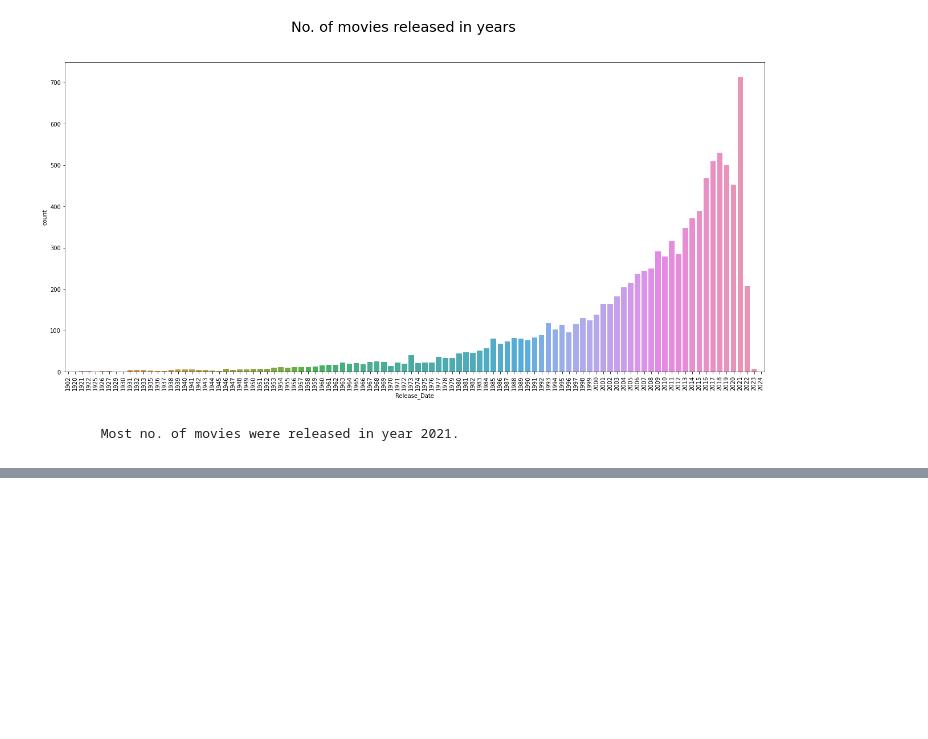
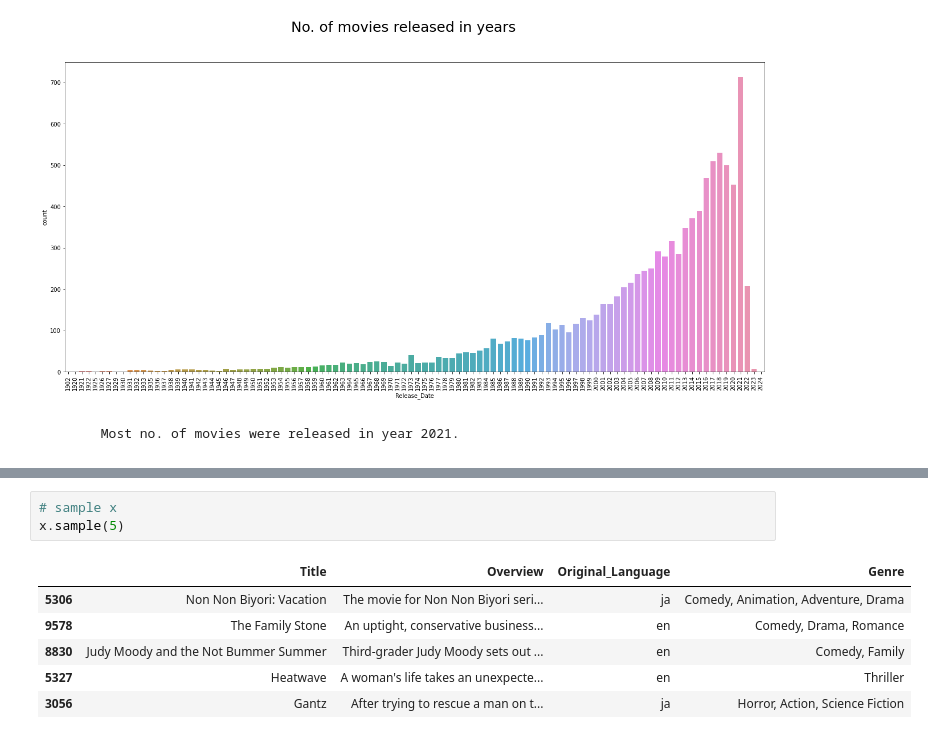
Before and after one commit to ajayn3300/Movie-Recommender-content-based----NLP, a Jupyter notebook: Movie_Recommender_Sytem~(Content_Based).ipynb, the cells around one changed output, grey strips where cells are left out. Drawn from its saved outputs; the diff is of its cells as text; blank space fills up the shorter version.

```diff
--- a/Movie_Recommender_Sytem~(Content_Based).ipynb
+++ b/Movie_Recommender_Sytem~(Content_Based).ipynb
@@ -120,0 +161,10 @@ plt.show()
+# %%
+# sample x
+x.sample(5)
+# %% [output]
+|  | Title | Overview | Original_Language | Genre |
+| 5306 | Non Non Biyori: Vacation | The movie for Non Non Biyori seri... | ja | Comedy, Animation, Adventure, Drama |
+| 9578 | The Family Stone | An uptight, conservative business... | en | Comedy, Drama, Romance |
+| 8830 | Judy Moody and the Not Bummer Summer | Third-grader Judy Moody sets out ... | en | Comedy, Family |
+| 5327 | Heatwave | A woman's life takes an unexpecte... | en | Thriller |
+| 3056 | Gantz | After trying to rescue a man on t... | ja | Horror, Action, Science Fiction |
```
Also changed, not shown: parts of 13 cells of this notebook.
